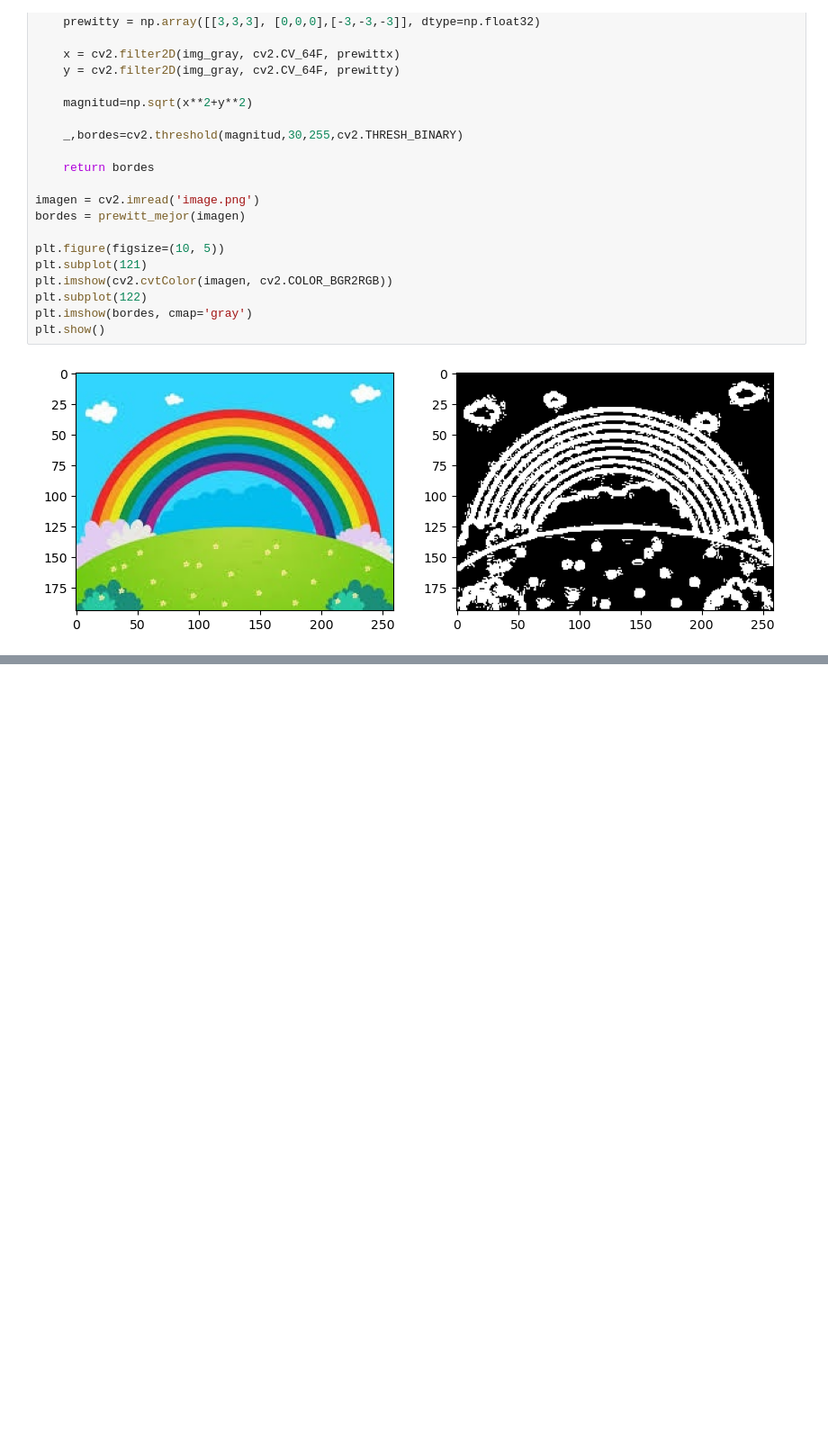
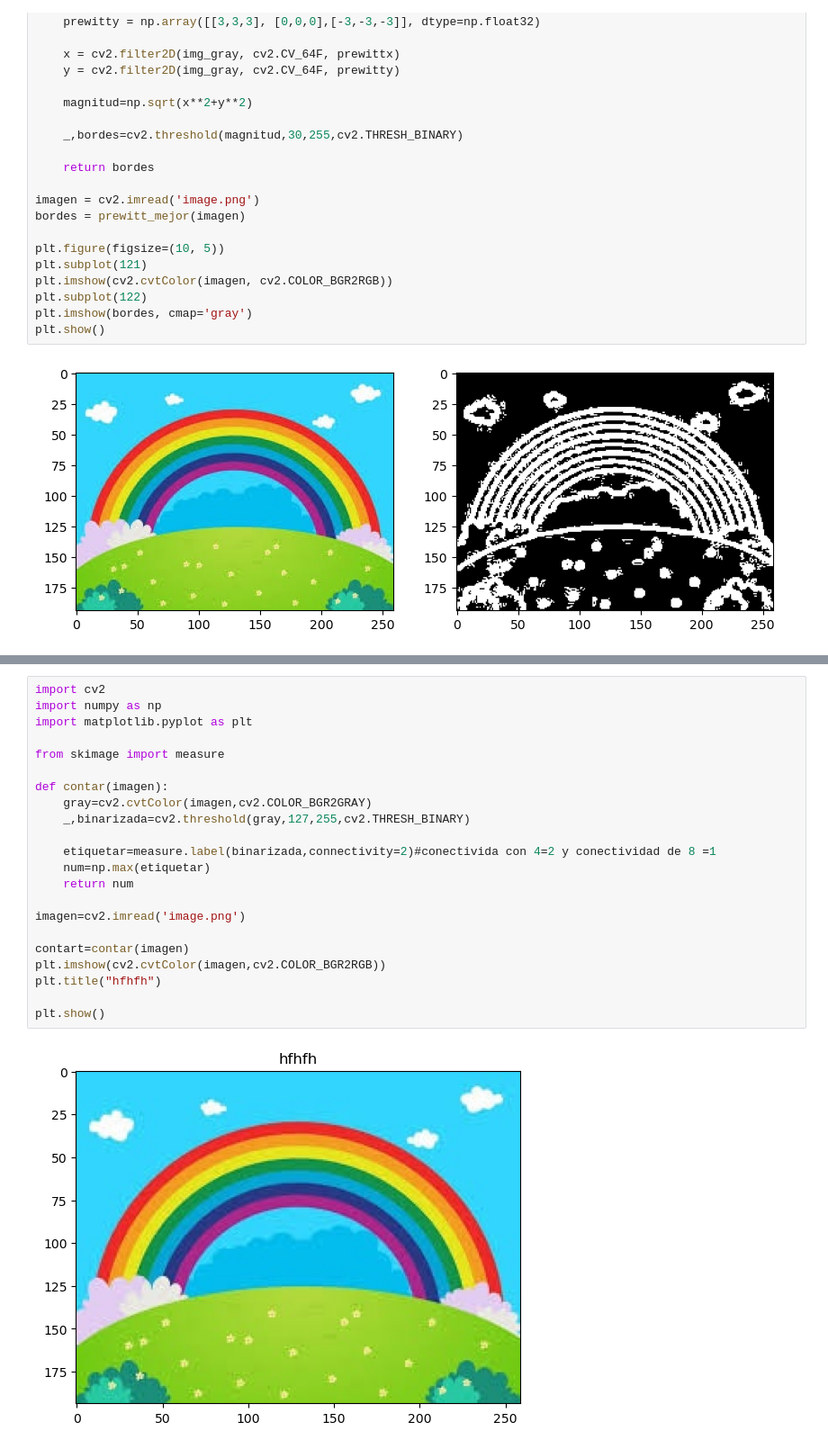
Before and after one commit to IblingGabrielValle-27/PDI---GABRIEL-VALLE, a Jupyter notebook: TEMA 3/bordes.ipynb, the cells around one changed output, grey strips where cells are left out. Shown at 90% size. Drawn from its saved outputs; the diff is of its cells as text; blank space fills up the shorter version.

```diff
--- a/TEMA 3/bordes.ipynb
+++ b/TEMA 3/bordes.ipynb
@@ -197,0 +295,24 @@ plt.show()
+# %%
+import cv2
+import numpy as np
+import matplotlib.pyplot as plt
+
+from skimage import measure
+
+def contar(imagen):
+    gray=cv2.cvtColor(imagen,cv2.COLOR_BGR2GRAY)
+    _,binarizada=cv2.threshold(gray,127,255,cv2.THRESH_BINARY)
+
+    etiquetar=measure.label(binarizada,connectivity=2)#conectivida con 4=2 y conectividad de 8 =1
+    num=np.max(etiquetar)
+    return num
+
+imagen=cv2.imread('image.png')
+
+contart=contar(imagen)
+plt.imshow(cv2.cvtColor(imagen,cv2.COLOR_BGR2RGB))
+plt.title("hfhfh")
+
+plt.show()
+# %% [output]
+[figure, added]
```
Also changed, not shown: parts of 2 cells of this notebook.
